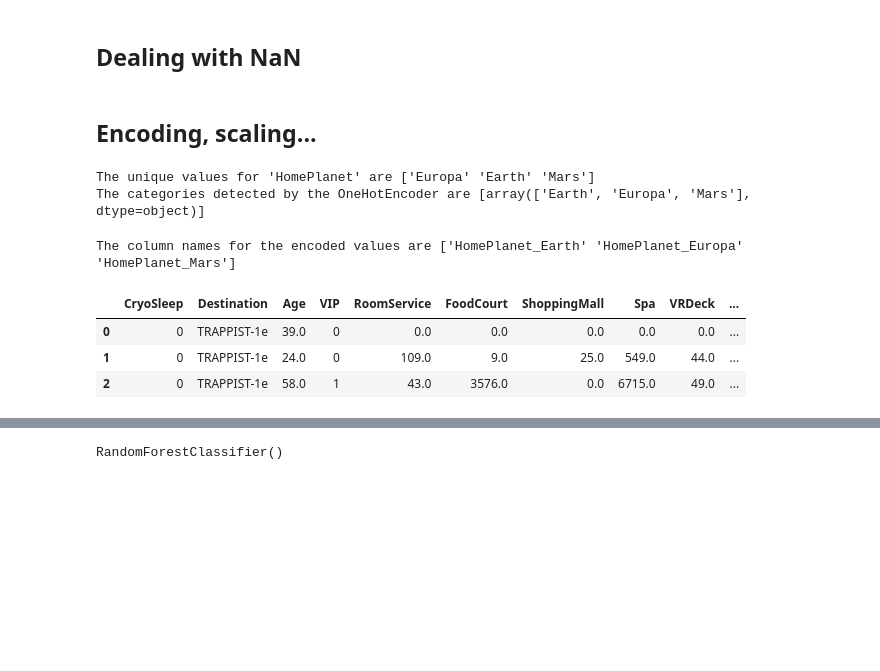
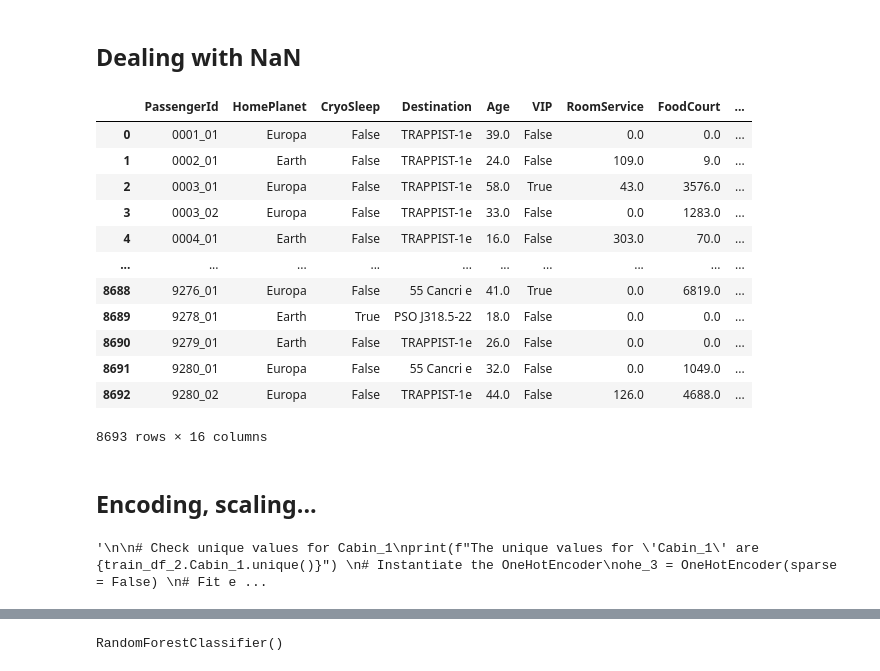
Before and after one commit to jaimesoroa/kaggle_spaceship-titanic, a Jupyter notebook: Notebook_Titanic.ipynb, the cells around one changed output, grey strips where cells are left out. Cells and saved outputs as stored; diff of their text form; code cells hidden in the pictures; blank space fills up the shorter version.

```diff
--- a/Notebook_Titanic.ipynb
+++ b/Notebook_Titanic.ipynb
@@ -82,2 +134,21 @@ train_df_2.loc[train_df_2["VRDeck"].isnull(), "VRDeck"] = 0
+# %%
+train_df_2 = split_cabins(train_df)
+train_df_2 = nan_values(train_df_2)
+# %%
+train_df_2
+# %% [output]
+|  | PassengerId | HomePlanet | CryoSleep | Destination | Age | VIP | RoomService | FoodCourt | ... |
+| 0 | 0001_01 | Europa | False | TRAPPIST-1e | 39.0 | False | 0.0 | 0.0 | ... |
+| 1 | 0002_01 | Earth | False | TRAPPIST-1e | 24.0 | False | 109.0 | 9.0 | ... |
+| 2 | 0003_01 | Europa | False | TRAPPIST-1e | 58.0 | True | 43.0 | 3576.0 | ... |
+| 3 | 0003_02 | Europa | False | TRAPPIST-1e | 33.0 | False | 0.0 | 1283.0 | ... |
+| 4 | 0004_01 | Earth | False | TRAPPIST-1e | 16.0 | False | 303.0 | 70.0 | ... |
+| ... | ... | ... | ... | ... | ... | ... | ... | ... | ... |
+| 8688 | 9276_01 | Europa | False | 55 Cancri e | 41.0 | True | 0.0 | 6819.0 | ... |
+| 8689 | 9278_01 | Earth | True | PSO J318.5-22 | 18.0 | False | 0.0 | 0.0 | ... |
+| 8690 | 9279_01 | Earth | False | TRAPPIST-1e | 26.0 | False | 0.0 | 0.0 | ... |
+| 8691 | 9280_01 | Europa | False | 55 Cancri e | 32.0 | False | 0.0 | 1049.0 | ... |
+| 8692 | 9280_02 | Europa | False | TRAPPIST-1e | 44.0 | False | 126.0 | 4688.0 | ... |
+8693 rows × 16 columns
 # %% [markdown]
 ## Encoding, scaling...
@@ -96,27 +207,24 @@ train_df_2["Transported"] = train_df_2["Transported"].astype(int)
 # %%
-# Check unique values for HomePlanet
-print(f"The unique values for 'HomePlanet' are {train_df_2.HomePlanet.unique()}")
+# Encoding Cabin_1 without order
+'''
+
+# Check unique values for Cabin_1
+print(f"The unique values for 'Cabin_1' are {train_df_2.Cabin_1.unique()}")
 # Instantiate the OneHotEncoder
-ohe_1 = OneHotEncoder(sparse = False)
+ohe_3 = OneHotEncoder(sparse = False)
 # Fit encoder
-ohe_1.fit(train_df_2[['HomePlanet']])
+ohe_3.fit(train_df_2[['Cabin_1']])
 # Display the detected categories
-print(f"The categories detected by the OneHotEncoder are {ohe_1.categories_}")
+print(f"The categories detected by the OneHotEncoder are {ohe_3.categories_}")
+# Display the generated names
+print(f"The column names for the encoded values are {ohe_3.get_feature_names_out()}")
+# Transform the current "Cabin_1" column
+train_df_2[ohe_3.get_feature_names_out()] = ohe_3.transform(train_df_2[['Cabin_1']])
+# Drop the column "Cabin_1" which has been encoded
+train_df_2.drop(columns = ["Cabin_1"], inplace = True)
+# Show the dataset
+train_df_2.head(3)
+
+'''
 # %% [output]
-The unique values for 'HomePlanet' are ['Europa' 'Earth' 'Mars']
-The categories detected by the OneHotEncoder are [array(['Earth', 'Europa', 'Mars'], dtype=object)]
+'\n\n# Check unique values for Cabin_1\nprint(f"The unique values for \'Cabin_1\' are {train_df_2.Cabin_1.unique()}") \n# Instantiate the OneHotEncoder\nohe_3 = OneHotEncoder(sparse = False) \n# Fit e ...
-# %%
-# Display the generated names
-print(f"The column names for the encoded values are {ohe_1.get_feature_names_out()}")
-# Transform the current "HomePlanet" column
-train_df_2[ohe_1.get_feature_names_out()] = ohe_1.transform(train_df_2[['HomePlanet']])
-# Drop the column "HomePlanet" which has been encoded
-train_df_2.drop(columns = ["HomePlanet"], inplace = True)
-# Show the dataset
-train_df_2.head(3)
-# %% [output]
-The column names for the encoded values are ['HomePlanet_Earth' 'HomePlanet_Europa' 'HomePlanet_Mars']
-|  | CryoSleep | Destination | Age | VIP | RoomService | FoodCourt | ShoppingMall | Spa | VRDeck | ... |
-| 0 | 0 | TRAPPIST-1e | 39.0 | 0 | 0.0 | 0.0 | 0.0 | 0.0 | 0.0 | ... |
-| 1 | 0 | TRAPPIST-1e | 24.0 | 0 | 109.0 | 9.0 | 25.0 | 549.0 | 44.0 | ... |
-| 2 | 0 | TRAPPIST-1e | 58.0 | 1 | 43.0 | 3576.0 | 0.0 | 6715.0 | 49.0 | ... |
```
Also changed, not shown: parts of 36 cells of this notebook, 2 other files.
